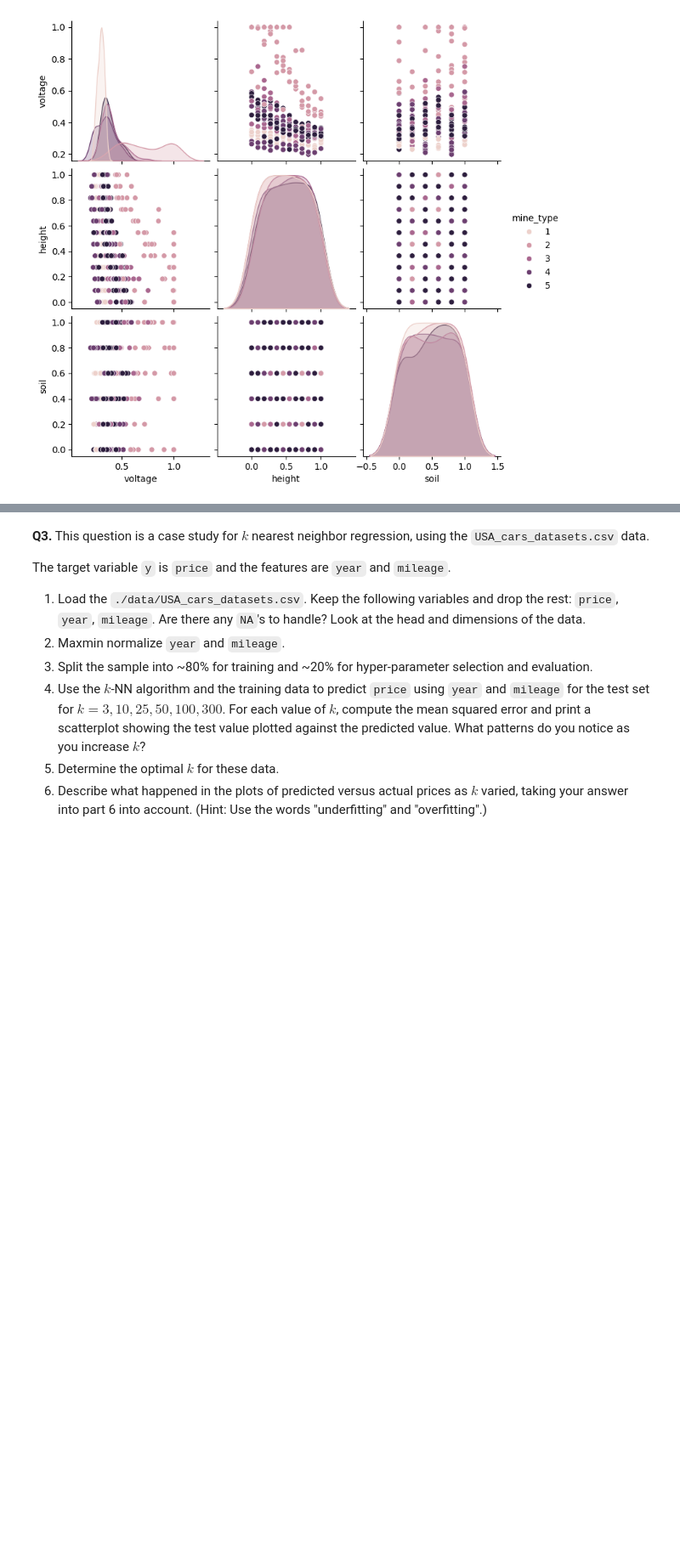
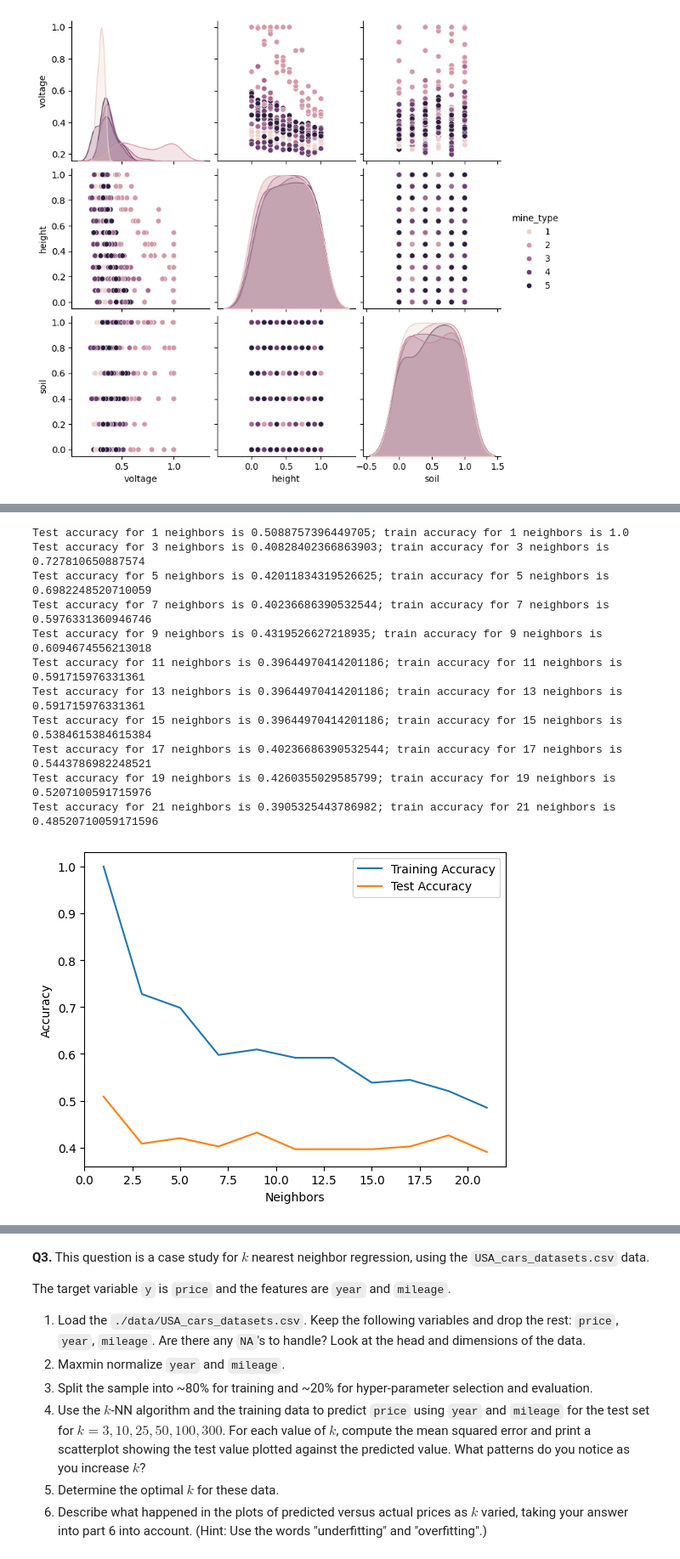
Before and after one commit to Elizabethav03/My_undergrad_ml_assignments, a Jupyter notebook: 02_assignment_knn.ipynb, the cells around one changed output, grey strips where cells are left out. Shown at 85% size. Cells and saved outputs as stored; diff of their text form; code cells hidden in the pictures; blank space fills up the shorter version.

```diff
--- a/02_assignment_knn.ipynb
+++ b/02_assignment_knn.ipynb
@@ -93,2 +134,11 @@ X_test = scaler.transform(X_test)
 # %%
 #Build kNN Classifier
+from sklearn.neighbors import KNeighborsClassifier
+# Set the number of neighbors, typically odd to "break ties":
+k = 5
+# Create a fitted model instance:
+model = KNeighborsClassifier(n_neighbors = k) # Create a model instance
+model = model.fit(X_train,y_train) # Fit the model, training set
+y_hat = model.predict(X_test) # Predictions, test set
+print( pd.crosstab(y_test, y_hat)) # Confusion matrix
+model.score(X_test,y_test) # Test accuracy
@@ -94,0 +154,35 @@ X_test = scaler.transform(X_test)
+# %%
+best_knn = KNeighborsClassifier(n_neighbors= k)
+best_knn.fit(X_train, y_train)
+
+# Make predictions on test set
+y_pred = best_knn.predict(X_test)
+# %%
+test_accuracies = []
+train_accuracies = []
+for k in k_grid: # For each candidate value of k...
+    model = KNeighborsClassifier(n_neighbors = k) # Create a model instance
+    model = model.fit(X_train,y_train) # Fit the model
+    y_hat = model.predict(X_test) # Predict values
+    test_acc = model.score(X_test,y_test) # Compute test accuracy
+    train_acc = model.score(X_train,y_train) # Compute trainin accuracy
+    print( f'Test accuracy for {k} neighbors is {test_acc}; train accuracy for {k} neighbors is {train_acc}')
+    test_accuracies.append(test_acc) # Save test results
+    train_accuracies.append(train_acc) # Save training results
+
+sns.lineplot(x=k_grid,y=train_accuracies,label='Training Accuracy').set(xlabel='Neighbors',ylabel='Accuracy')
+sns.lineplot(x=k_grid,y=test_accuracies,label='Test Accuracy')
+plt.show()
+# %% [output]
+Test accuracy for 1 neighbors is 0.5088757396449705; train accuracy for 1 neighbors is 1.0
+Test accuracy for 3 neighbors is 0.40828402366863903; train accuracy for 3 neighbors is 0.727810650887574
+Test accuracy for 5 neighbors is 0.42011834319526625; train accuracy for 5 neighbors is 0.6982248520710059
+Test accuracy for 7 neighbors is 0.40236686390532544; train accuracy for 7 neighbors is 0.5976331360946746
+Test accuracy for 9 neighbors is 0.4319526627218935; train accuracy for 9 neighbors is 0.6094674556213018
+Test accuracy for 11 neighbors is 0.39644970414201186; train accuracy for 11 neighbors is 0.591715976331361
+Test accuracy for 13 neighbors is 0.39644970414201186; train accuracy for 13 neighbors is 0.591715976331361
+Test accuracy for 15 neighbors is 0.39644970414201186; train accuracy for 15 neighbors is 0.5384615384615384
+Test accuracy for 17 neighbors is 0.40236686390532544; train accuracy for 17 neighbors is 0.5443786982248521
+Test accuracy for 19 neighbors is 0.4260355029585799; train accuracy for 19 neighbors is 0.5207100591715976
+Test accuracy for 21 neighbors is 0.3905325443786982; train accuracy for 21 neighbors is 0.48520710059171596
+[figure, added]
```
Also changed, not shown: parts of 10 cells of this notebook.
